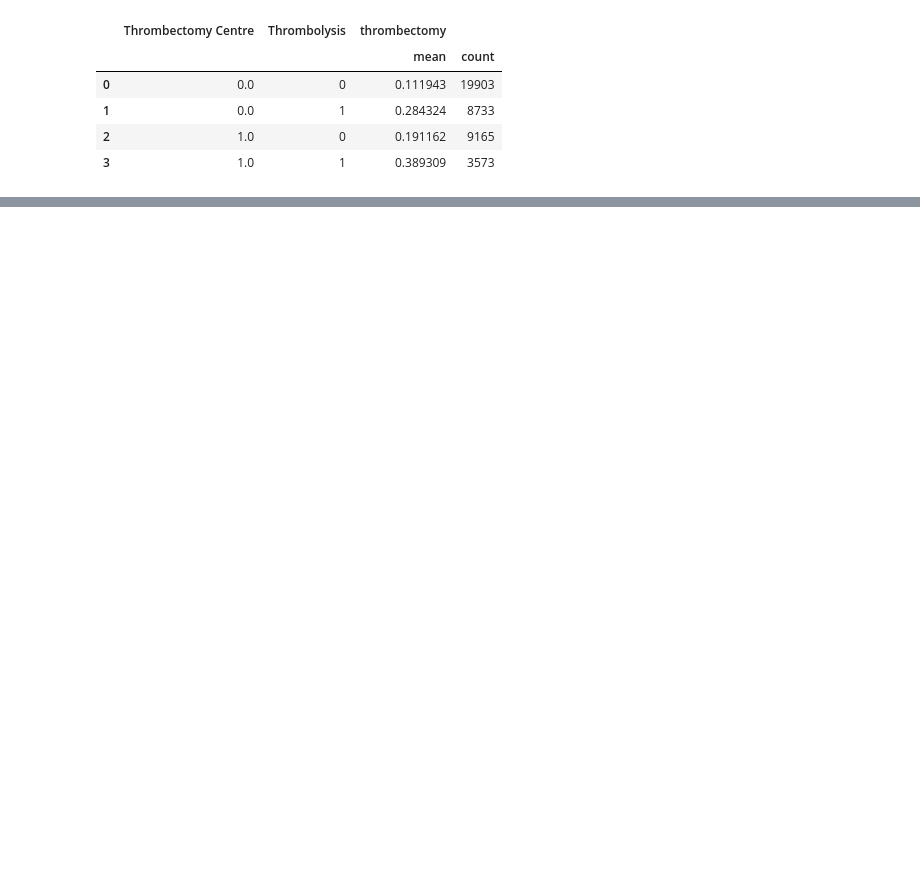
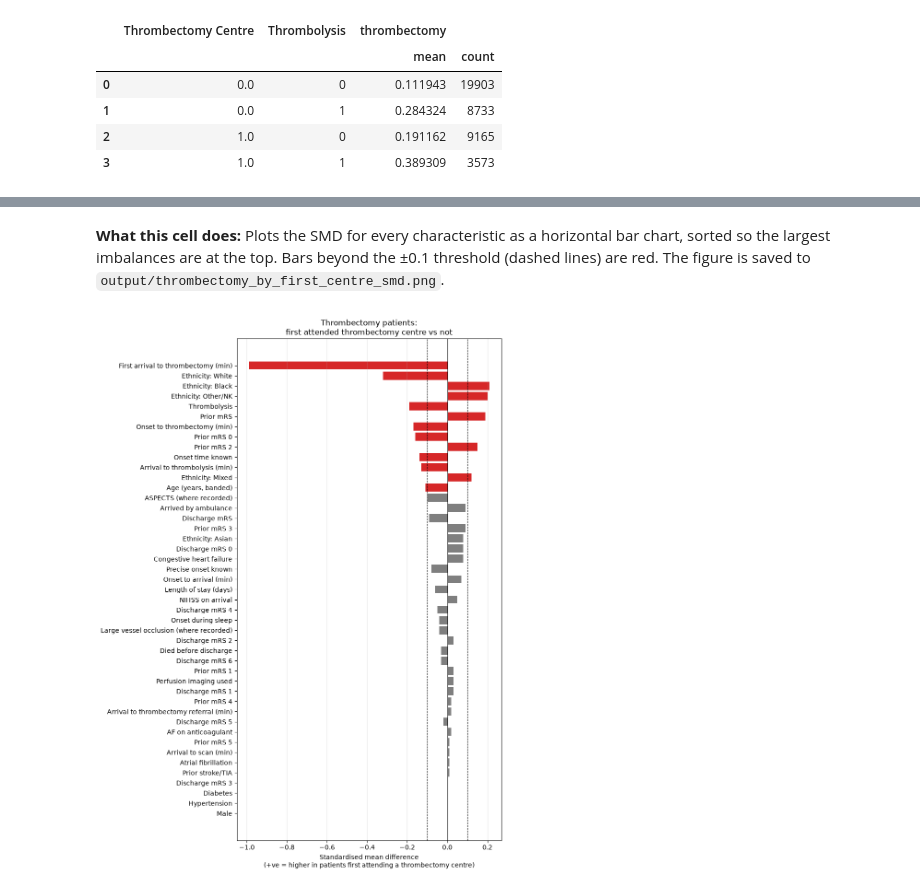
Before and after one commit to samuel-book/samuel-3, a Jupyter notebook: 1_descriptive_stats/02_thrombctomy.ipynb, the cells around one changed output, grey strips where cells are left out. Saved outputs shown, nothing was run; the diff lists cells and outputs as text; code cells hidden in the pictures; blank space fills up the shorter version.

Commit message:
Update thrombectomy analysis

```diff
--- a/1_descriptive_stats/02_thrombctomy.ipynb
+++ b/1_descriptive_stats/02_thrombctomy.ipynb
@@ -75,0 +99,4 @@ df_split_median
+# %%
+# Clip arrival-to-thrombectomy times at 12 hours
+mask = data_filtered['arrival_to_thrombectomy_time'] <= 720
+data_filtered = data_filtered[mask]
@@ -75,0 +148,23 @@ df_split_median
+# %%
+from scipy import stats
+
+# Thrombectomy patients only, split by whether first attended a thrombectomy centre
+thrombectomy_patients = data_filtered[
+    (data_filtered['thrombectomy'] == 1) & (data_filtered['thrombectomy_centre'].notna())
+].copy()
+
+# One-hot encode categorical fields so each level can be compared as a proportion
+thrombectomy_patients = pd.concat([
+    thrombectomy_patients,
+    pd.get_dummies(thrombectomy_patients['ethnicity'], prefix='ethnicity', dtype=float),
+    pd.get_dummies(thrombectomy_patients['prior_disability'], prefix='prior_mrs', dtype=float),
+    # Keep missing discharge mRS as missing (rather than 0 in every dummy column)
+    pd.get_dummies(thrombectomy_patients['discharge_disability'], prefix='discharge_mrs', dtype=float)
+      .where(thrombectomy_patients['discharge_disability'].notna()),
+], axis=1)
+
+group_labels = {0: 'Non-thrombectomy centre', 1: 'Thrombectomy centre'}
+thrombectomy_patients['first_centre'] = (
+    thrombectomy_patients['thrombectomy_centre'].astype(int).map(group_labels))
+
+thrombectomy_patients['first_centre'].value_counts()
@@ -75,0 +317,22 @@ df_split_median
+# %% [markdown]
+**What this cell does:** Plots the SMD for every characteristic as a horizontal bar chart, sorted so the largest imbalances are at the top. Bars beyond the ±0.1 threshold (dashed lines) are red. The figure is saved to `output/thrombectomy_by_first_centre_smd.png`.
+# %%
+# Plot standardised mean differences (|SMD| > 0.1 is a common threshold for a meaningful imbalance)
+# Sort by |SMD| ascending so the largest imbalance appears at the top of the barh chart
+plot_data = comparison['SMD'].dropna()
+plot_data = plot_data.reindex(plot_data.abs().sort_values().index)
+colours = np.where(plot_data.abs() > 0.1, 'tab:red', 'tab:grey')
+
+fig, ax = plt.subplots(figsize=(9, 0.25 * len(plot_data) + 1))
+ax.barh(plot_data.index, plot_data.values, color=colours)
+for x in (-0.1, 0.1):
+    ax.axvline(x, color='k', linestyle='--', linewidth=0.8)
+ax.axvline(0, color='k', linewidth=0.8)
+ax.set_xlabel('Standardised mean difference\n(+ve = higher in patients first attending a thrombectomy centre)')
+ax.set_title('Thrombectomy patients:\nfirst attended thrombectomy centre vs not')
+ax.grid(axis='x', alpha=0.3)
+plt.tight_layout()
+plt.savefig('output/thrombectomy_by_first_centre_smd.png', dpi=300, bbox_inches='tight')
+plt.show()
+# %% [output]
+[figure, added]
```
Also changed, not shown: parts of 37 cells of this notebook, 1 other file.
